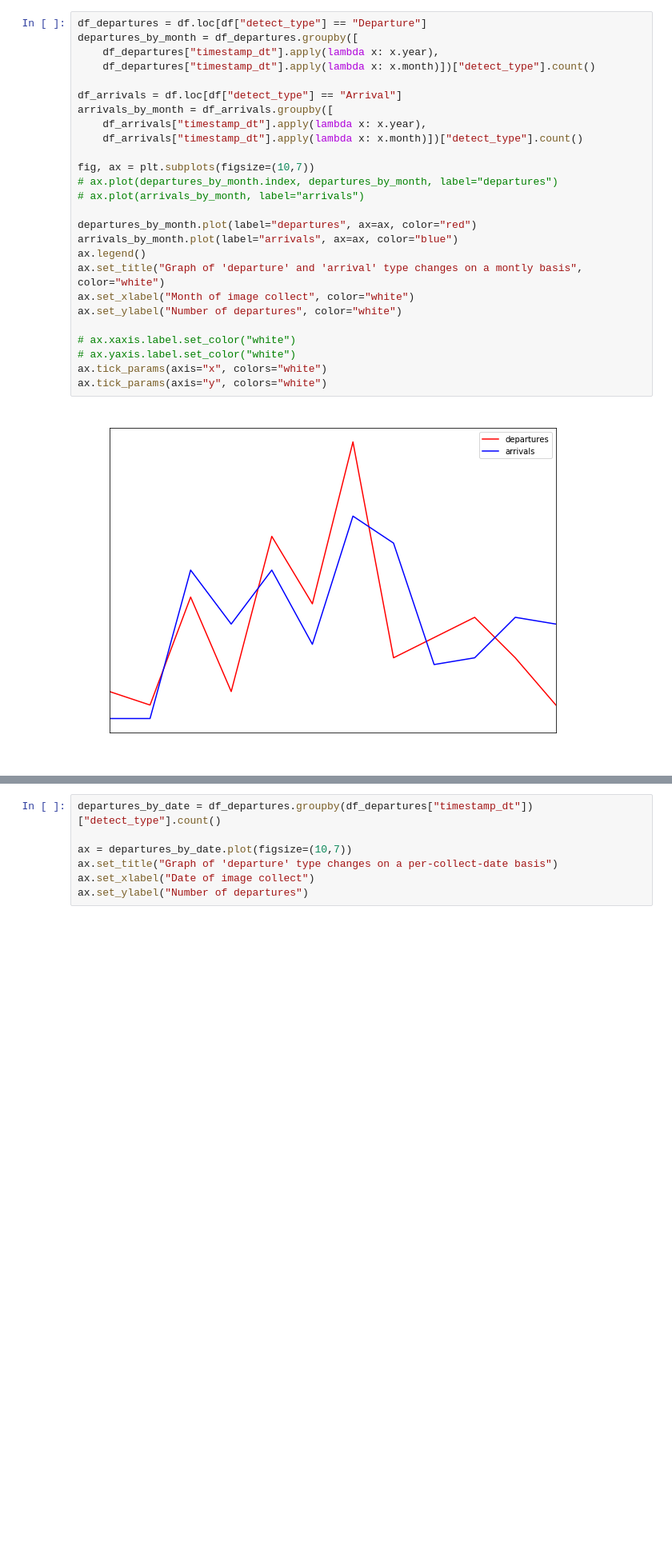
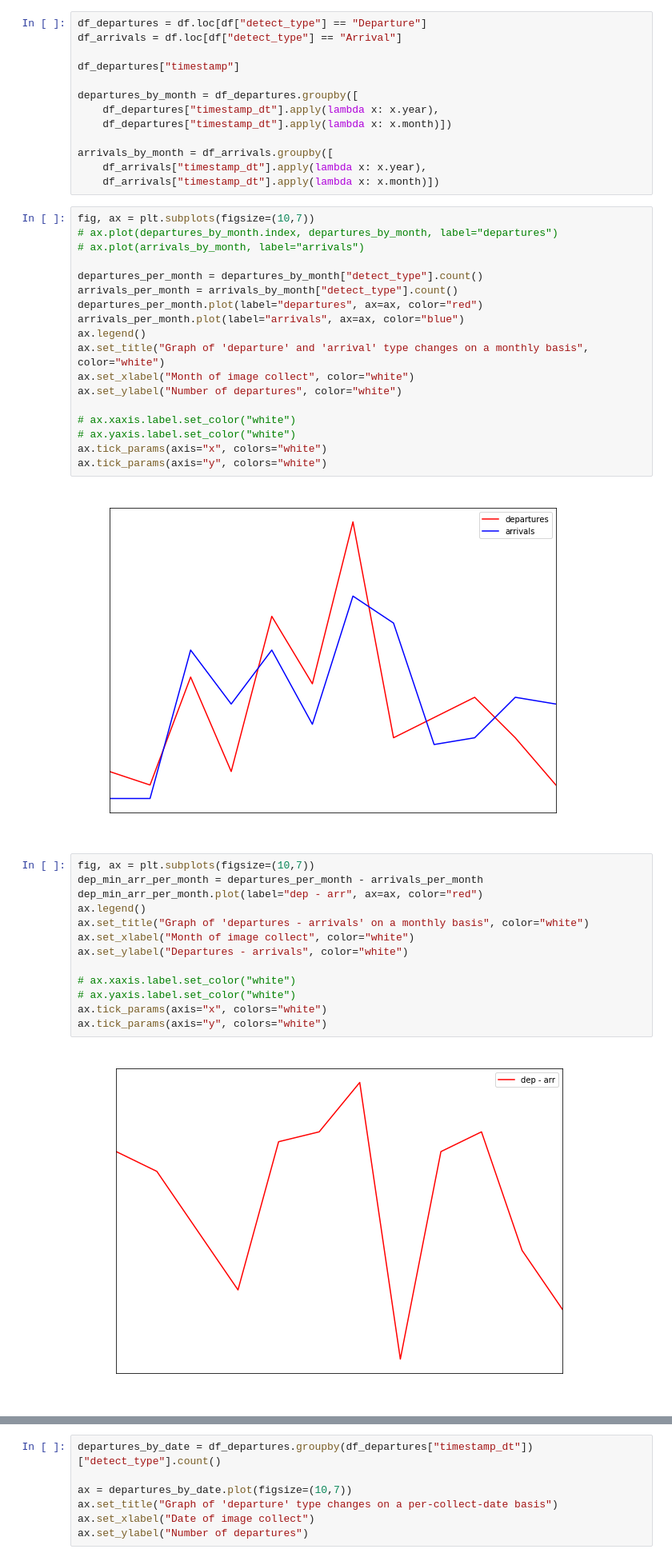
Before and after one commit to michaelmdresser/spotthedifference, a Jupyter notebook: michael/overtime.ipynb, the cells around one changed output, grey strips where cells are left out. Shown at 80% size. Cells and saved outputs as stored; diff of their text form; blank space fills up the shorter version.

Commit message:
simplified a groupby for readability

```diff
--- a/michael/overtime.ipynb
+++ b/michael/overtime.ipynb
@@ -50,25 +50,30 @@ df.loc[df["detect_type"] == "Departure"].head(2)
 | 0 | ACD-29August2019 | 7.82 | 3.15 | 0.02 | 33.066993 | ... |
 | 1 | ACD-29August2019 | 23.01 | 8.48 | 1.59 | 33.065138 | ... |
 2 rows × 33 columns
+# %%
+df_departures = df.loc[df["detect_type"] == "Departure"]
+df_arrivals = df.loc[df["detect_type"] == "Arrival"]
+
+df_departures["timestamp"]
+
+departures_by_month = df_departures.groupby([
+    df_departures["timestamp_dt"].apply(lambda x: x.year),
+    df_departures["timestamp_dt"].apply(lambda x: x.month)])
+
+arrivals_by_month = df_arrivals.groupby([
+    df_arrivals["timestamp_dt"].apply(lambda x: x.year),
+    df_arrivals["timestamp_dt"].apply(lambda x: x.month)])
 # %%
-df_departures = df.loc[df["detect_type"] == "Departure"]
-departures_by_month = df_departures.groupby([
-    df_departures["timestamp_dt"].apply(lambda x: x.year),
-    df_departures["timestamp_dt"].apply(lambda x: x.month)])["detect_type"].count()
-
-df_arrivals = df.loc[df["detect_type"] == "Arrival"]
-arrivals_by_month = df_arrivals.groupby([
-    df_arrivals["timestamp_dt"].apply(lambda x: x.year),
-    df_arrivals["timestamp_dt"].apply(lambda x: x.month)])["detect_type"].count()
-
 fig, ax = plt.subplots(figsize=(10,7))
 # ax.plot(departures_by_month.index, departures_by_month, label="departures")
 # ax.plot(arrivals_by_month, label="arrivals")
 
-departures_by_month.plot(label="departures", ax=ax, color="red")
-arrivals_by_month.plot(label="arrivals", ax=ax, color="blue")
+departures_per_month = departures_by_month["detect_type"].count()
+arrivals_per_month = arrivals_by_month["detect_type"].count()
+departures_per_month.plot(label="departures", ax=ax, color="red")
+arrivals_per_month.plot(label="arrivals", ax=ax, color="blue")
 ax.legend()
-ax.set_title("Graph of 'departure' and 'arrival' type changes on a montly basis", color="white")
+ax.set_title("Graph of 'departure' and 'arrival' type changes on a monthly basis", color="white")
 ax.set_xlabel("Month of image collect", color="white")
 ax.set_ylabel("Number of departures", color="white")
 
@@ -78,3 +83,18 @@ ax.tick_params(axis="x", colors="white")
 ax.tick_params(axis="y", colors="white")
 # %% [output]
 [figure]
+# %%
+fig, ax = plt.subplots(figsize=(10,7))
+dep_min_arr_per_month = departures_per_month - arrivals_per_month
+dep_min_arr_per_month.plot(label="dep - arr", ax=ax, color="red")
+ax.legend()
+ax.set_title("Graph of 'departures - arrivals' on a monthly basis", color="white")
+ax.set_xlabel("Month of image collect", color="white")
+ax.set_ylabel("Departures - arrivals", color="white")
+
+# ax.xaxis.label.set_color("white")
+# ax.yaxis.label.set_color("white")
+ax.tick_params(axis="x", colors="white")
+ax.tick_params(axis="y", colors="white")
+# %% [output]
+[figure, added]
```
Also changed, not shown: parts of 1 cell of this notebook.
